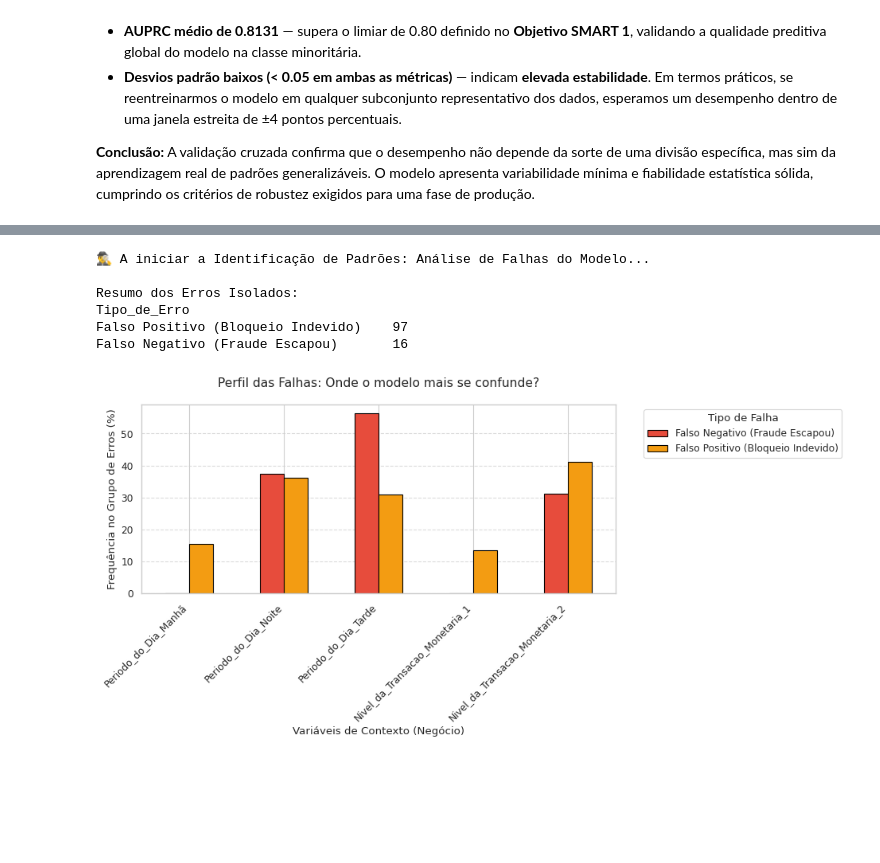
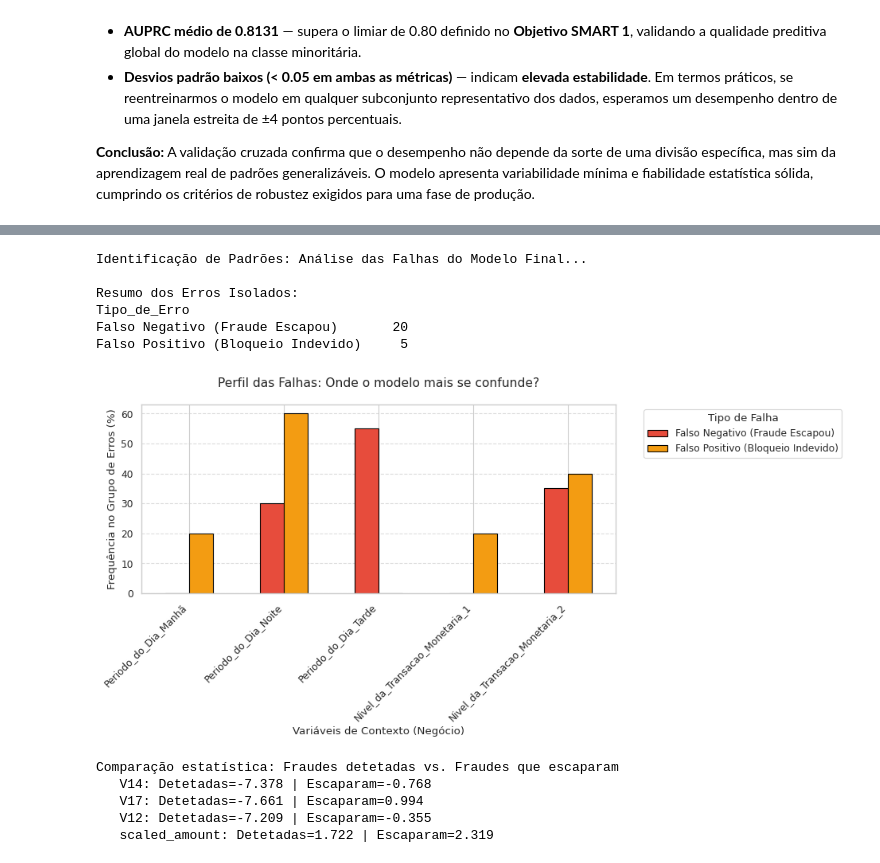
Before and after one commit to tomas15moreira/Projeto-Detecao-de-Transacoes-Fraudulentas-, a Jupyter notebook: notebooks/2.0_modelacao_treino.ipynb, the cells around one changed output, grey strips where cells are left out. Cells and saved outputs as stored; diff of their text form; code cells hidden in the pictures; blank space fills up the shorter version.

```diff
--- a/notebooks/2.0_modelacao_treino.ipynb
+++ b/notebooks/2.0_modelacao_treino.ipynb
@@ -2008,50 +2015,65 @@ import pandas as pd
 import matplotlib.pyplot as plt
 import seaborn as sns
 
-print("🕵️‍♂️ A iniciar a Identificação de Padrões: Análise de Falhas do Modelo...")
+print("Identificação de Padrões: Análise das Falhas do Modelo Final...")
 
-# 1. Isolar apenas as instâncias onde o modelo se enganou
-mascara_erros = y_test != y_pred_final
+# 1. Isolar as instâncias onde o modelo final (XGBoost simples) errou
+mascara_erros = y_test != y_pred_xgb
 X_teste_erros = X_test[mascara_erros].copy()
 y_real_erros = y_test[mascara_erros]
-y_pred_erros = y_pred_final[mascara_erros]
 
-# 2. Criar uma coluna para separar Falsos Positivos de Falsos Negativos
-X_teste_erros['Tipo_de_Erro'] = ['Falso Negativo (Fraude Escapou)' if real == 1 else 'Falso Positivo (Bloqueio Indevido)' for real in y_real_erros]
+# 2. Classificar cada erro como Falso Positivo ou Falso Negativo
+X_teste_erros['Tipo_de_Erro'] = [
+    'Falso Negativo (Fraude Escapou)' if real == 1
+    else 'Falso Positivo (Bloqueio Indevido)'
+    for real in y_real_erros
+]
 
 contagem_erros = X_teste_erros['Tipo_de_Erro'].value_counts()
 print(f"\nResumo dos Erros Isolados:")
 print(contagem_erros.to_string())
 
-# 3. Procurar as variáveis de negócio que criámos no início (One-Hot Encoded)
-# Ajustamos a procura para palavras-chave das tuas colunas
+# 3. Analisar o perfil dos erros usando as variáveis de negócio (One-Hot Encoded)
 colunas_negocio = [col for col in X_teste_erros.columns if 'Periodo' in col or 'Nivel' in col]
 
 if len(colunas_negocio) > 0:
-    # Calcular a média (em %) de ocorrência destas variáveis dentro de cada tipo de erro
     media_erros = X_teste_erros.groupby('Tipo_de_Erro')[colunas_negocio].mean() * 100
 
-    # Desenhar o gráfico de perfil de falhas
-    ax = media_erros.T.plot(kind='bar', figsize=(12, 6), color=['#e74c3c', '#f39c12'], edgecolor='black')
+    ax = media_erros.T.plot(kind='bar', figsize=(12, 6),
+                            color=['#e74c3c', '#f39c12'], edgecolor='black')
 
     plt.title('Perfil das Falhas: Onde o modelo mais se confunde?', fontsize=14, pad=20)
     plt.ylabel('Frequência no Grupo de Erros (%)', fontsize=12)
     plt.xlabel('Variáveis de Contexto (Negócio)', fontsize=12)
     plt.xticks(rotation=45, ha='right')
     plt.legend(title='Tipo de Falha', bbox_to_anchor=(1.05, 1), loc='upper left')
     plt.grid(axis='y', linestyle='--', alpha=0.7)
     plt.tight_layout()
     plt.show()
-else:
-    print("\n⚠️ Não foi possível gerar o gráfico de negócio. O modelo baseou-se apenas nas variáveis V1 a V28.")
+
+# 4. Comparar estatísticas das variáveis-chave entre acertos e falhas
+print("\nComparação estatística: Fraudes detetadas vs. Fraudes que escaparam")
+fraudes_teste = X_test[y_test == 1].copy()
+fraudes_teste['Detetada'] = y_pred_xgb[y_test == 1]
+
+for var in ['V14', 'V17', 'V12', 'scaled_amount']:
+    if var in fraudes_teste.columns:
+        media_det = fraudes_teste[fraudes_teste['Detetada'] == 1][var].mean()
+        media_esc = fraudes_teste[fraudes_teste['Detetada'] == 0][var].mean()
+        print(f"   {var}: Detetadas={media_det:.3f} | Escaparam={media_esc:.3f}")
 # %% [output]
-🕵️‍♂️ A iniciar a Identificação de Padrões: Análise de Falhas do Modelo...
+Identificação de Padrões: Análise das Falhas do Modelo Final...
 
 Resumo dos Erros Isolados:
 Tipo_de_Erro
-Falso Positivo (Bloqueio Indevido)    97
-Falso Negativo (Fraude Escapou)       16
+Falso Negativo (Fraude Escapou)       20
+Falso Positivo (Bloqueio Indevido)     5
-[figure, old version]
+[figure, new version]
+Comparação estatística: Fraudes detetadas vs. Fraudes que escaparam
+   V14: Detetadas=-7.378 | Escaparam=-0.768
+   V17: Detetadas=-7.661 | Escaparam=0.994
+   V12: Detetadas=-7.209 | Escaparam=-0.355
+   scaled_amount: Detetadas=1.722 | Escaparam=2.319
 # %% [markdown]
 ### Identificação de Padrões e Perfis (Análise de Falhas)
 
```
Also changed, not shown: parts of 7 cells of this notebook.
